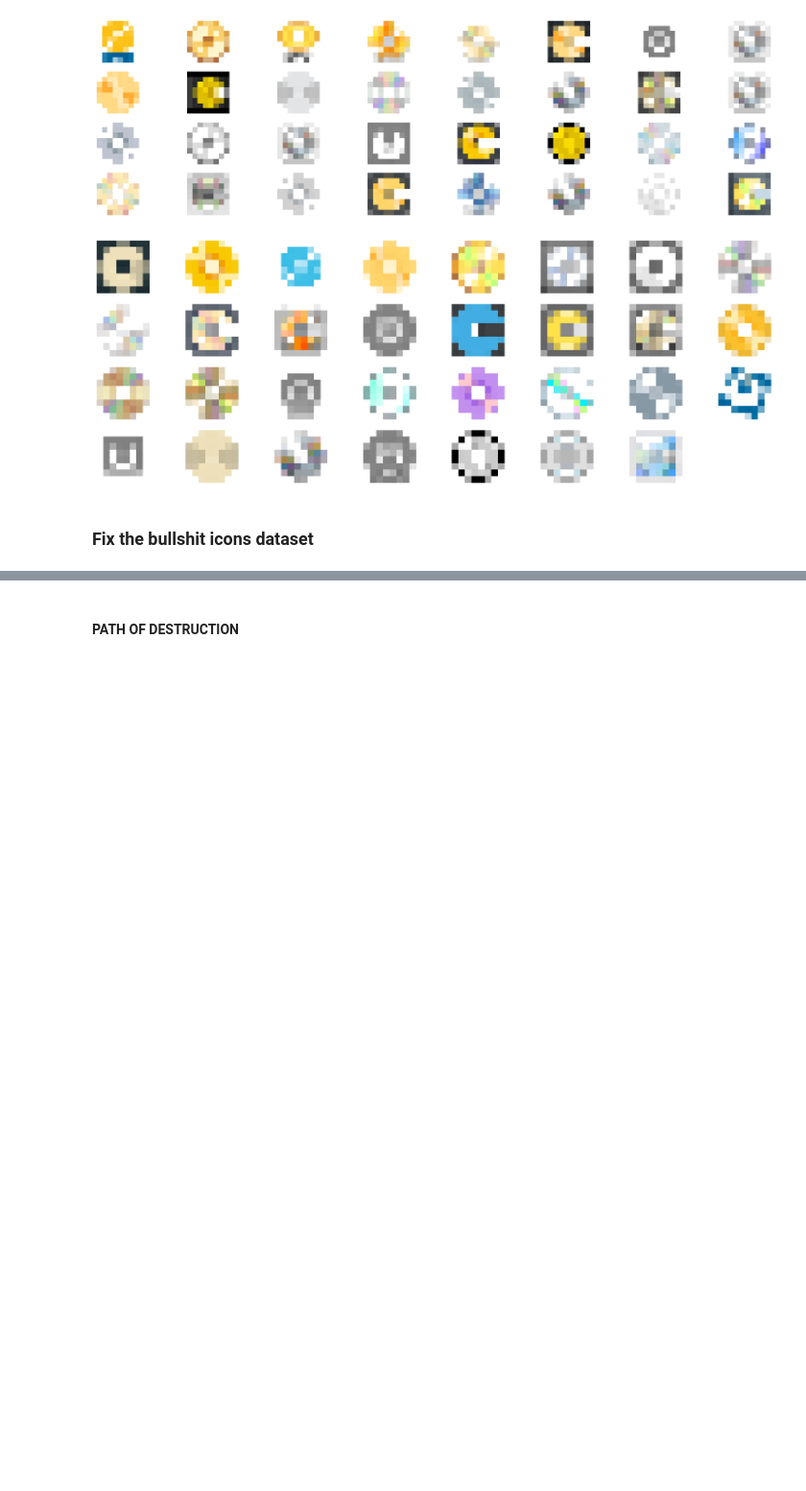
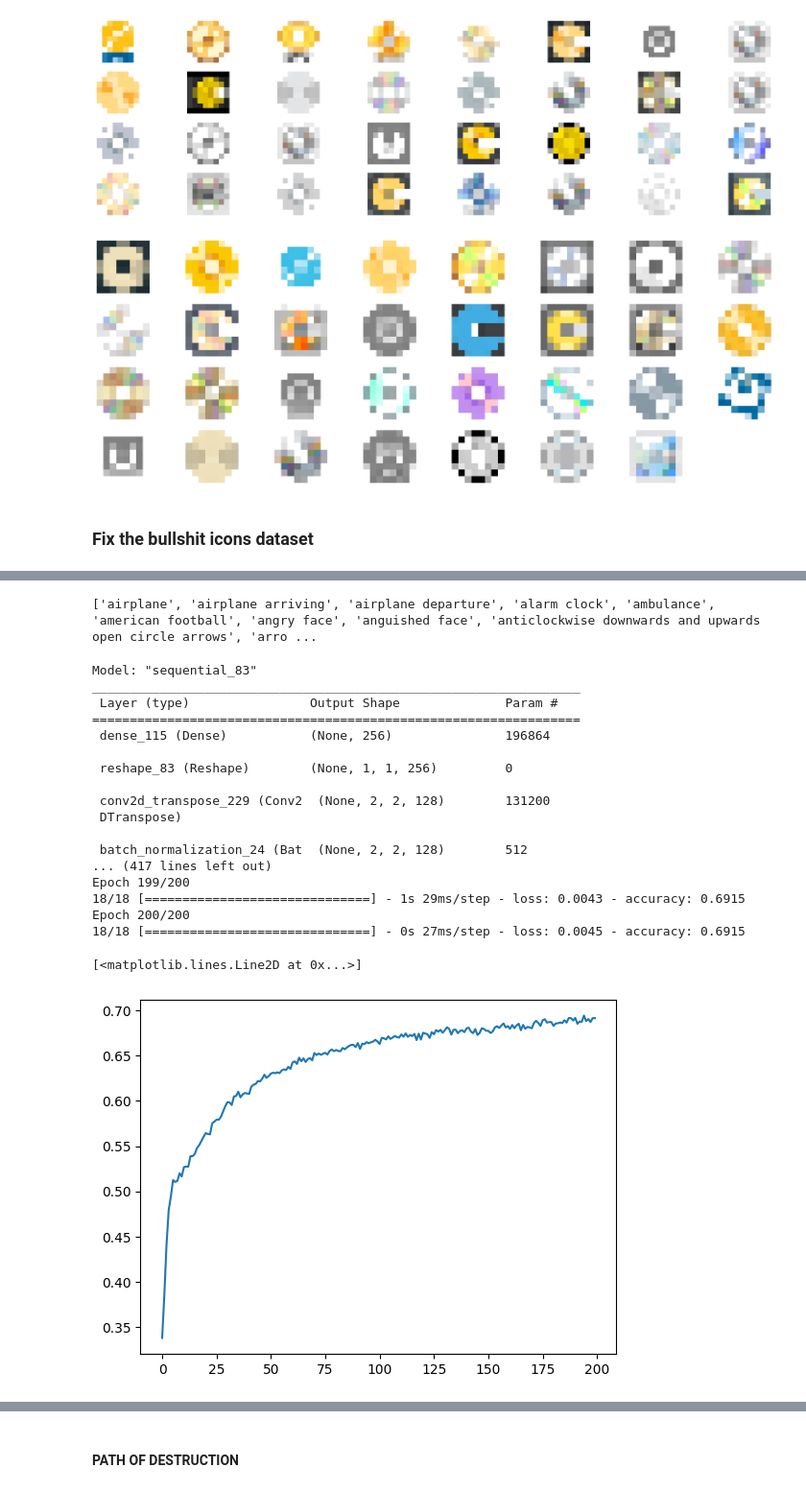
Before and after one commit to MasterMilkX/BMO_chatbot_prototype, a Jupyter notebook: Experimental_Notebooks/sprite_autoencoder.ipynb, the cells around one changed output, grey strips where cells are left out. Shown at 96% size. Cells and saved outputs as stored; diff of their text form; code cells hidden in the pictures; blank space fills up the shorter version.

```diff
--- a/Experimental_Notebooks/sprite_autoencoder.ipynb
+++ b/Experimental_Notebooks/sprite_autoencoder.ipynb
@@ -1123,11 +1124,16 @@ print(len(uniq_icons))
+# %%
+suniq_labels = sorted(uniq_labels)
+print(suniq_labels)
+# %% [output]
+['airplane', 'airplane arriving', 'airplane departure', 'alarm clock', 'ambulance', 'american football', 'angry face', 'anguished face', 'anticlockwise downwards and upwards open circle arrows', 'arro ...
 # %%
 
 with tqdm(total=len(uniq_icons)) as pbar:
     X_uicons_train = []
     Y_uicons_train = []
-    for i in uniq_icons:
-        X_uicons_train.append(sentEmb(i['label']))
-        Y_uicons_train.append((i['img'])/255)
+    for i in range(len(uniq_icons)):
+        X_uicons_train.append(sentEmb(uniq_labels[i]))
+        Y_uicons_train.append((uniq_icons[i])/255)
         pbar.update(1)
 
     #convert to np
@@ -1136,7 +1142,27 @@ with tqdm(total=len(uniq_icons)) as pbar:
 # %%
 # retrain model on unique icons
 uicons_tdm = ThreeDollarModel(X_uicons_train.shape[1])
-acc_uic = uicons_tdm.decoder.fit(X_uicons_train,Y_uicons_train,epochs=50,verbose=1,shuffle=True,batch_size=32)
+acc_uic = uicons_tdm.decoder.fit(X_uicons_train,Y_uicons_train,epochs=200,verbose=1,shuffle=True,batch_size=32)
 
 # plot the accuracy
 plt.plot(acc_uic.history['accuracy'])
+# %% [output]
+Model: "sequential_83"
+_________________________________________________________________
+ Layer (type)                Output Shape              Param #
+=================================================================
+ dense_115 (Dense)           (None, 256)               196864
+
+ reshape_83 (Reshape)        (None, 1, 1, 256)         0
+
+ conv2d_transpose_229 (Conv2  (None, 2, 2, 128)        131200
+ DTranspose)
+
+ batch_normalization_24 (Bat  (None, 2, 2, 128)        512
+... (417 lines left out)
+Epoch 199/200
+18/18 [==============================] - 1s 29ms/step - loss: 0.0043 - accuracy: 0.6915
+Epoch 200/200
+18/18 [==============================] - 0s 27ms/step - loss: 0.0045 - accuracy: 0.6915
+[<matplotlib.lines.Line2D at 0x...>]
+[figure, added]
```
Also changed, not shown: parts of 11 cells of this notebook.
